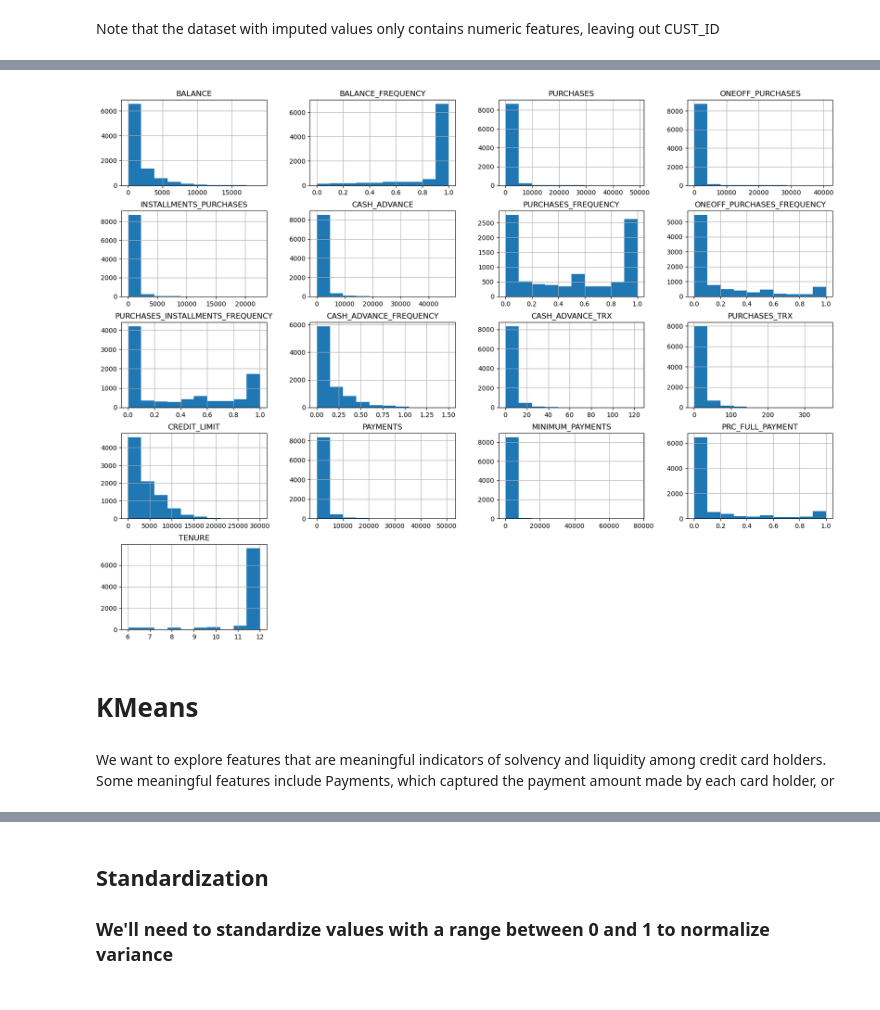
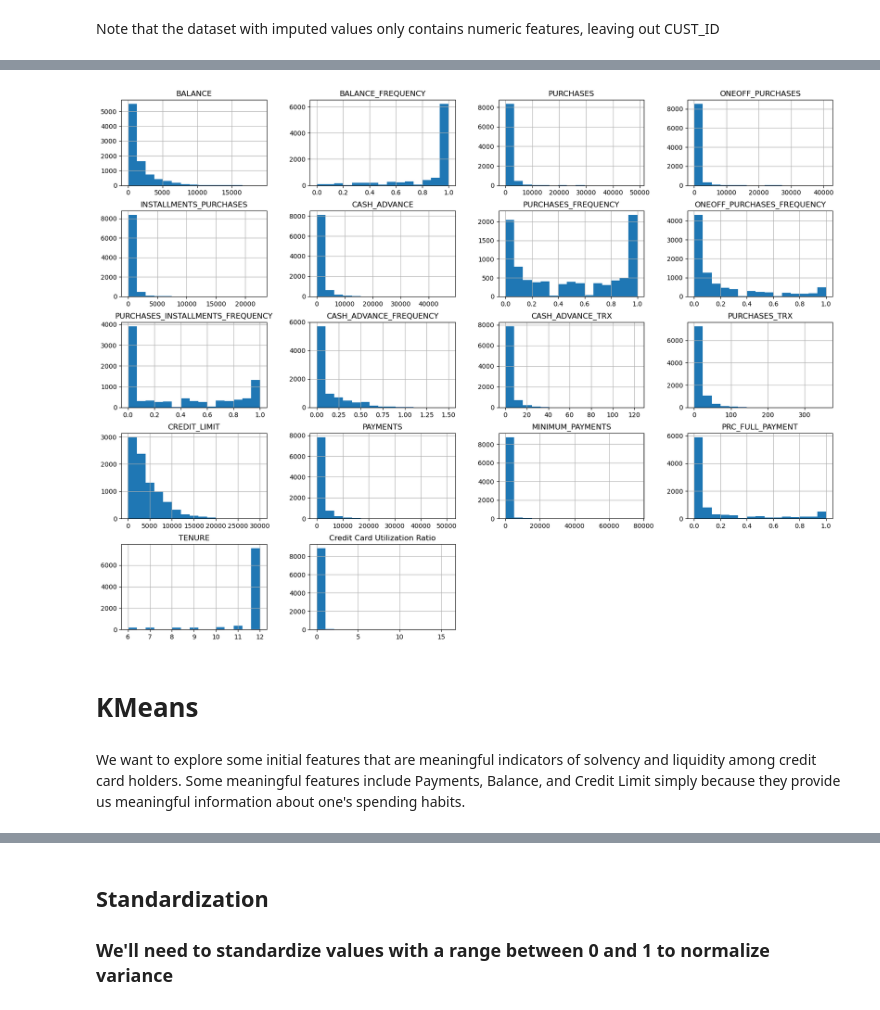
Before and after one commit to akil-h/CC_Clustering, a Jupyter notebook: script.ipynb, the cells around one changed output, grey strips where cells are left out. Cells and saved outputs as stored; diff of their text form; code cells hidden in the pictures.

```diff
--- a/script.ipynb
+++ b/script.ipynb
@@ -70,9 +70,6 @@ PURCHASES                             0
 BALANCE_FREQUENCY                     0
 TENURE                                0
 dtype: int64
-# %%
-# Pull all numeric features
-num_features = cc_data.select_dtypes(include=np.number).columns
 # %%
 # Let's impute data for instances with NaN values using the KNNImputer transformer
 from sklearn.impute import KNNImputer
@@ -116,0 +104,3 @@ Text(0, 0.5, 'count')
+# %%
+imp_data["Credit Card Utilization Ratio"] = imp_data.BALANCE/imp_data.CREDIT_LIMIT
+imp_data['Credit Card Utilization Ratio'].describe()
@@ -117,10 +141,12 @@ Text(0, 0.5, 'count')
 # %%
+# Pull all numeric features
+num_features = imp_data.select_dtypes(include=np.number).columns
 # Feature distributions
-cc_data[num_features].hist(bins = 10, figsize=(20, 15), layout=(5, 4));
+imp_data[num_features].hist(bins = 15, figsize=(20, 15), layout=(5, 4));
 # %% [output]
-[figure, old version]
+[figure, new version]
 # %% [markdown]
 # KMeans
 # %% [markdown]
-We want to explore features that are meaningful indicators of solvency and liquidity among credit card holders. Some meaningful features include Payments, which captured the payment amount made by each card holder, or
+We want to explore some initial features that are meaningful indicators of solvency and liquidity among credit card holders. Some meaningful features include Payments, Balance, and Credit Limit simply because they provide us meaningful information about one's spending habits.
 # %%
```
Also changed, not shown: parts of 34 cells of this notebook, 1 other file.
